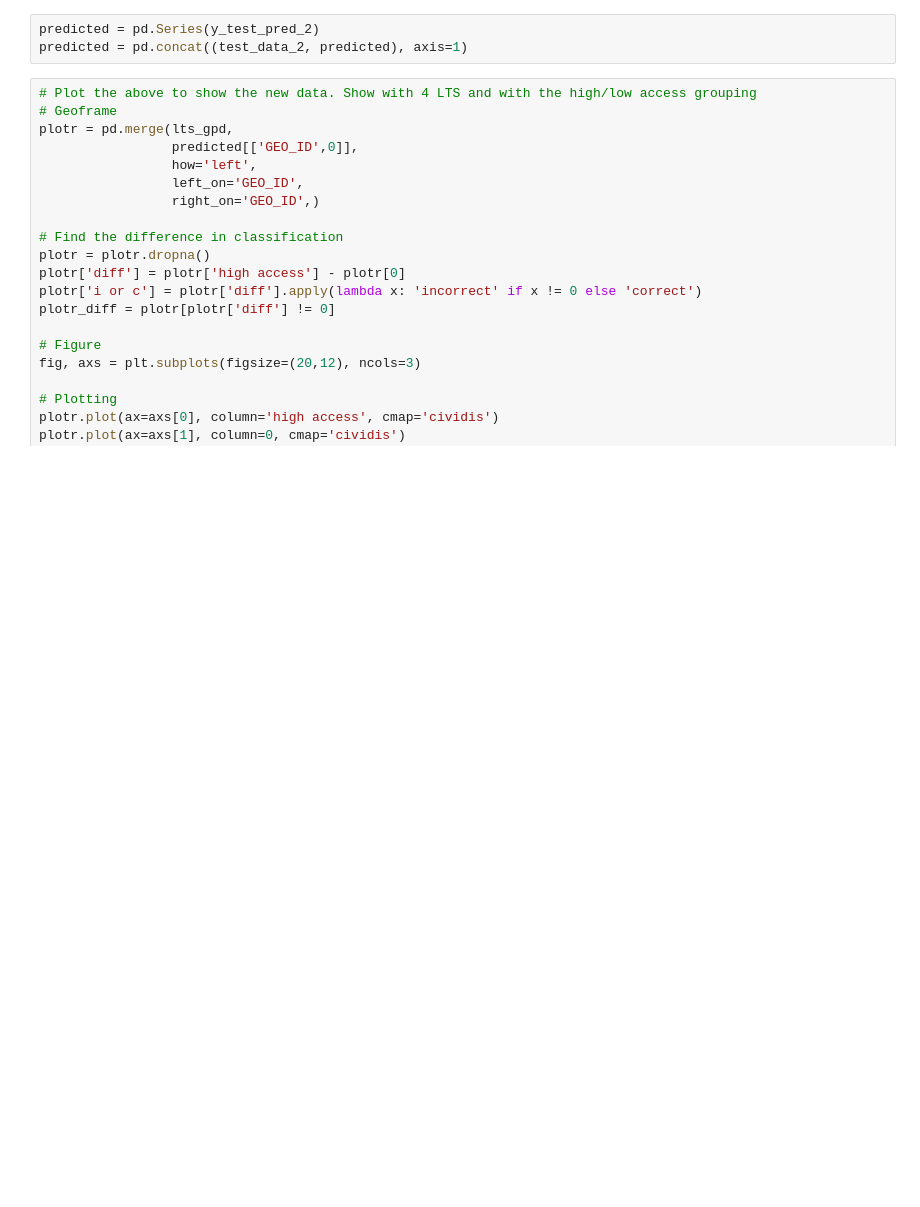
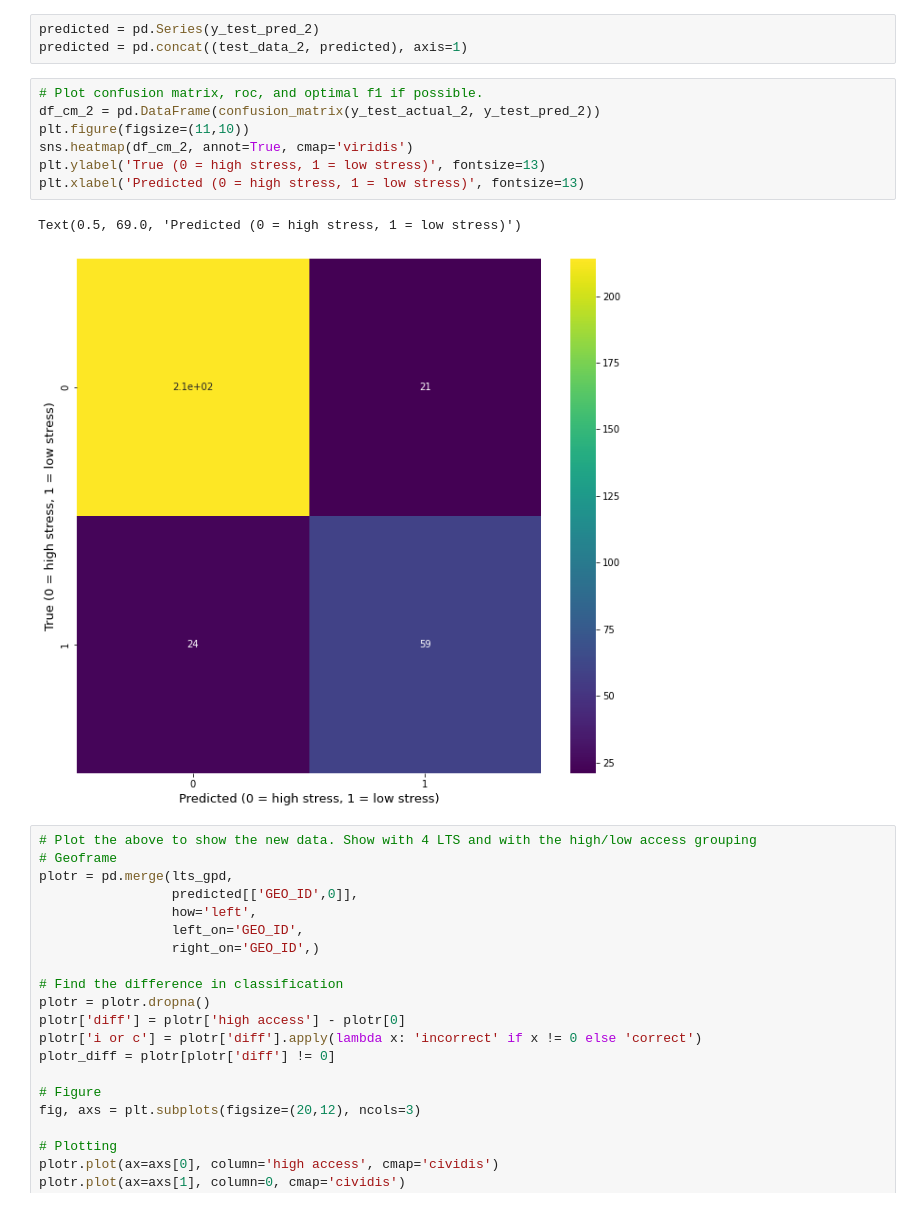
Before and after one commit to KeaganHRankin/Cycle-Classifier, a Jupyter notebook: projsubmissions/final_models.ipynb, the cells around one changed output. Saved outputs shown, nothing was run; the diff lists cells and outputs as text; blank space fills up the shorter version.

```diff
--- a/projsubmissions/final_models.ipynb
+++ b/projsubmissions/final_models.ipynb
@@ -227,6 +235,16 @@ array([[214,  21],
 # %%
 predicted = pd.Series(y_test_pred_2)
 predicted = pd.concat((test_data_2, predicted), axis=1)
+# %%
+# Plot confusion matrix, roc, and optimal f1 if possible.
+df_cm_2 = pd.DataFrame(confusion_matrix(y_test_actual_2, y_test_pred_2))
+plt.figure(figsize=(11,10))
+sns.heatmap(df_cm_2, annot=True, cmap='viridis')
+plt.ylabel('True (0 = high stress, 1 = low stress)', fontsize=13)
+plt.xlabel('Predicted (0 = high stress, 1 = low stress)', fontsize=13)
+# %% [output]
+Text(0.5, 69.0, 'Predicted (0 = high stress, 1 = low stress)')
+[figure, added]
 # %%
 # Plot the above to show the new data. Show with 4 LTS and with the high/low access grouping
 # Geoframe
```
Also changed, not shown: parts of 4 cells of this notebook.
